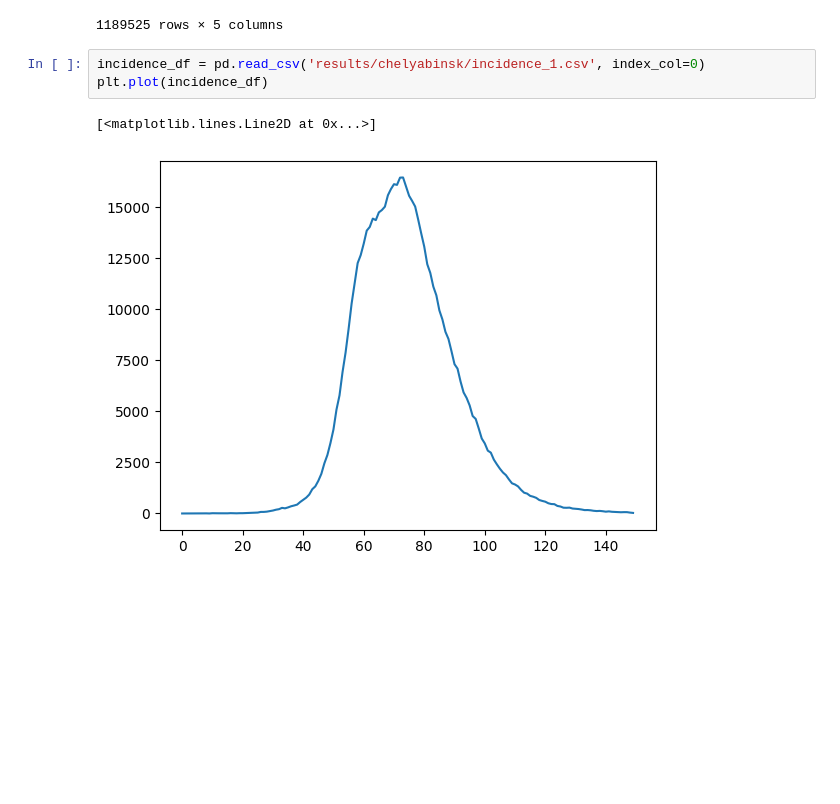
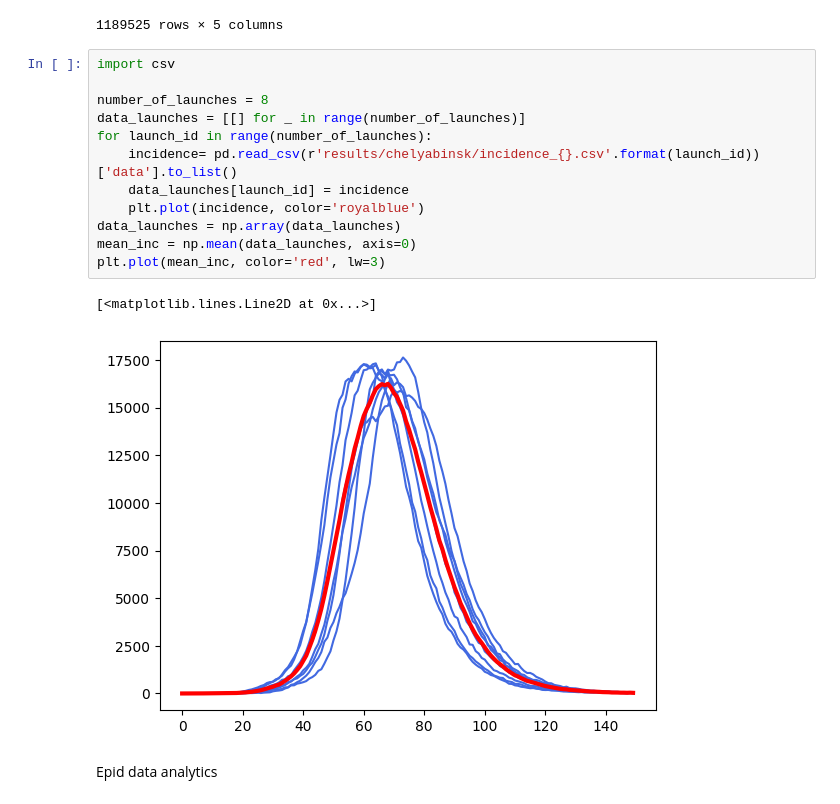
Before and after one commit to korzin-andrey/SIBIRCON_2024, a Jupyter notebook: test.ipynb, the cells around one changed output. Drawn from its saved outputs; the diff is of its cells as text; blank space fills up the shorter version.

```diff
--- a/test.ipynb
+++ b/test.ipynb
@@ -20,9 +20,20 @@ people
 | 1189523 | 888930 | 472002 | 44 | F | 74931 |
 | 1189524 | 963144 | 472002 | 53 | F | 74931 |
 1189525 rows × 5 columns
-# %%
-incidence_df = pd.read_csv('results/chelyabinsk/incidence_1.csv', index_col=0)
-plt.plot(incidence_df)
-# %% [output]
-[<matplotlib.lines.Line2D at 0x...>]
-[figure, removed]
+# %%
+import csv
+
+number_of_launches = 8
+data_launches = [[] for _ in range(number_of_launches)]
+for launch_id in range(number_of_launches):
+    incidence= pd.read_csv(r'results/chelyabinsk/incidence_{}.csv'.format(launch_id))['data'].to_list()
+    data_launches[launch_id] = incidence
+    plt.plot(incidence, color='royalblue')
+data_launches = np.array(data_launches)
+mean_inc = np.mean(data_launches, axis=0)
+plt.plot(mean_inc, color='red', lw=3)
+# %% [output]
+[<matplotlib.lines.Line2D at 0x...>]
+[figure, added]
+# %% [markdown]
+Epid data analytics
```
Also changed, not shown: parts of 1 cell of this notebook, 3 other files.
